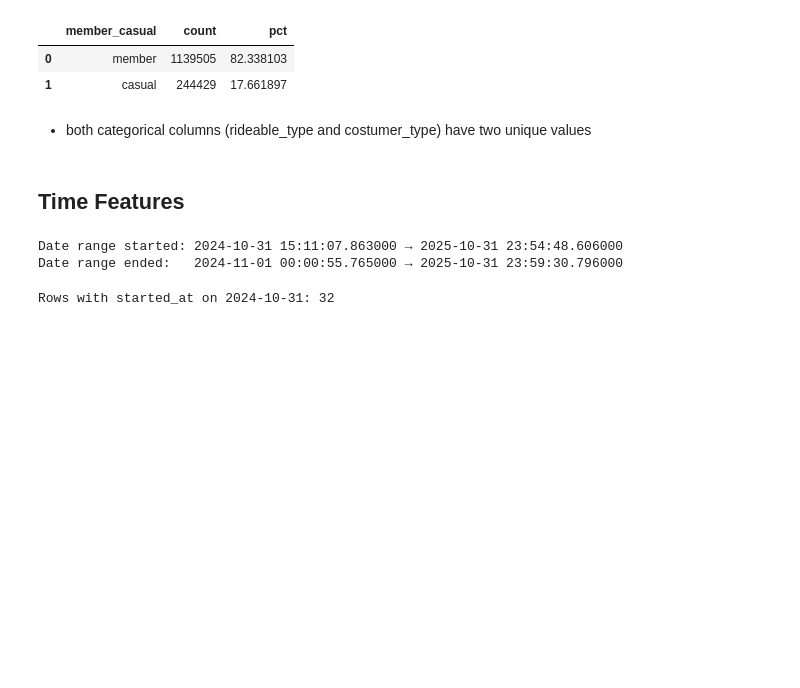
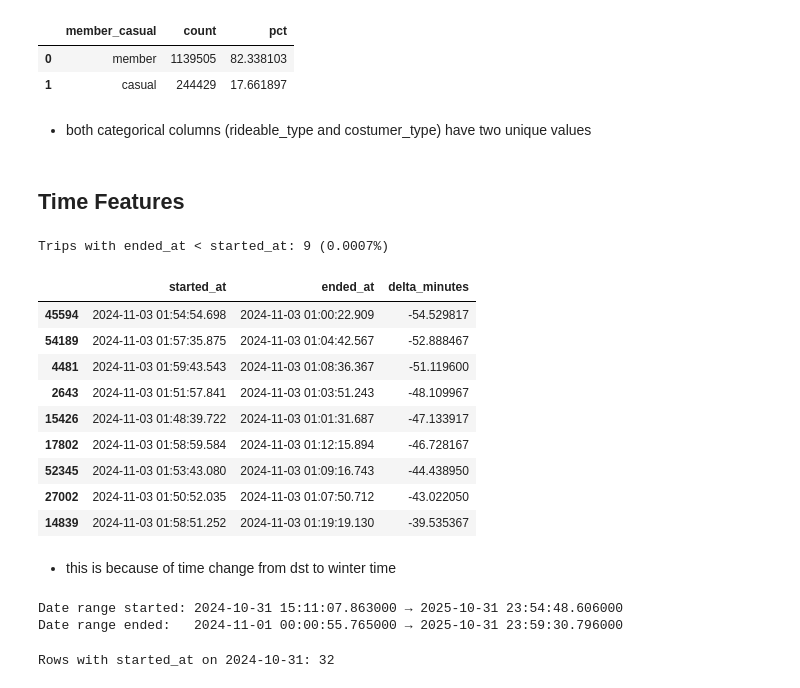
Before and after one commit to Felix-Middeldorf/citibike-nypd-insurance, a Jupyter notebook: notebooks/01_Citi_Bike_Cleaning.ipynb, the cells around one changed output. Cells and saved outputs as stored; diff of their text form; code cells hidden in the pictures; blank space fills up the shorter version.

```diff
--- a/notebooks/01_Citi_Bike_Cleaning.ipynb
+++ b/notebooks/01_Citi_Bike_Cleaning.ipynb
@@ -306,6 +290,35 @@ customer_type_table
 - both categorical columns (rideable_type and costumer_type) have two unique values
 # %% [markdown]
 ## Time Features
+# %%
+# are there trips which ended before they started?
+mask_end_before_start = df_citibike["ended_at"] < df_citibike["started_at"]
+
+n_bad = int(mask_end_before_start.sum())
+pct_bad = 100.0 * n_bad / len(df_citibike)
+print(f"Trips with ended_at < started_at: {n_bad:,} ({pct_bad:.4f}%)")
+
+bad_examples = (
+    df_citibike.loc[mask_end_before_start, ["started_at", "ended_at"]]
+    .assign(delta_minutes=lambda x: (x["ended_at"] - x["started_at"]).dt.total_seconds() / 60)
+    .sort_values("delta_minutes")
+)
+
+display(bad_examples.head(20))
+# %% [output]
+Trips with ended_at < started_at: 9 (0.0007%)
+|  | started_at | ended_at | delta_minutes |
+| 45594 | 2024-11-03 01:54:54.698 | 2024-11-03 01:00:22.909 | -54.529817 |
+| 54189 | 2024-11-03 01:57:35.875 | 2024-11-03 01:04:42.567 | -52.888467 |
+| 4481 | 2024-11-03 01:59:43.543 | 2024-11-03 01:08:36.367 | -51.119600 |
+| 2643 | 2024-11-03 01:51:57.841 | 2024-11-03 01:03:51.243 | -48.109967 |
+| 15426 | 2024-11-03 01:48:39.722 | 2024-11-03 01:01:31.687 | -47.133917 |
+| 17802 | 2024-11-03 01:58:59.584 | 2024-11-03 01:12:15.894 | -46.728167 |
+| 52345 | 2024-11-03 01:53:43.080 | 2024-11-03 01:09:16.743 | -44.438950 |
+| 27002 | 2024-11-03 01:50:52.035 | 2024-11-03 01:07:50.712 | -43.022050 |
+| 14839 | 2024-11-03 01:58:51.252 | 2024-11-03 01:19:19.130 | -39.535367 |
+# %% [markdown]
+- this is because of time change from dst to winter time
 # %%
 #check time range
 print("Date range started:", df_citibike["started_at"].min(), "→", df_citibike["started_at"].max())
```
Also changed, not shown: parts of 4 cells of this notebook, 2 other files.
